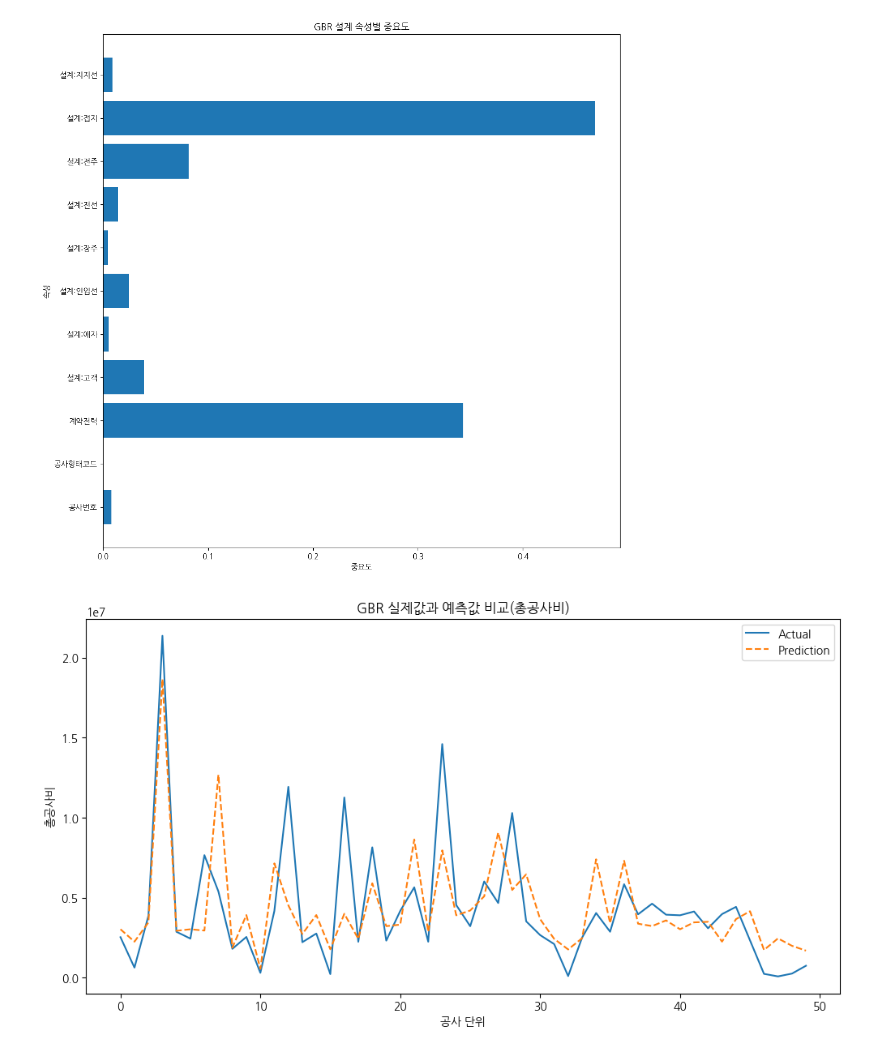
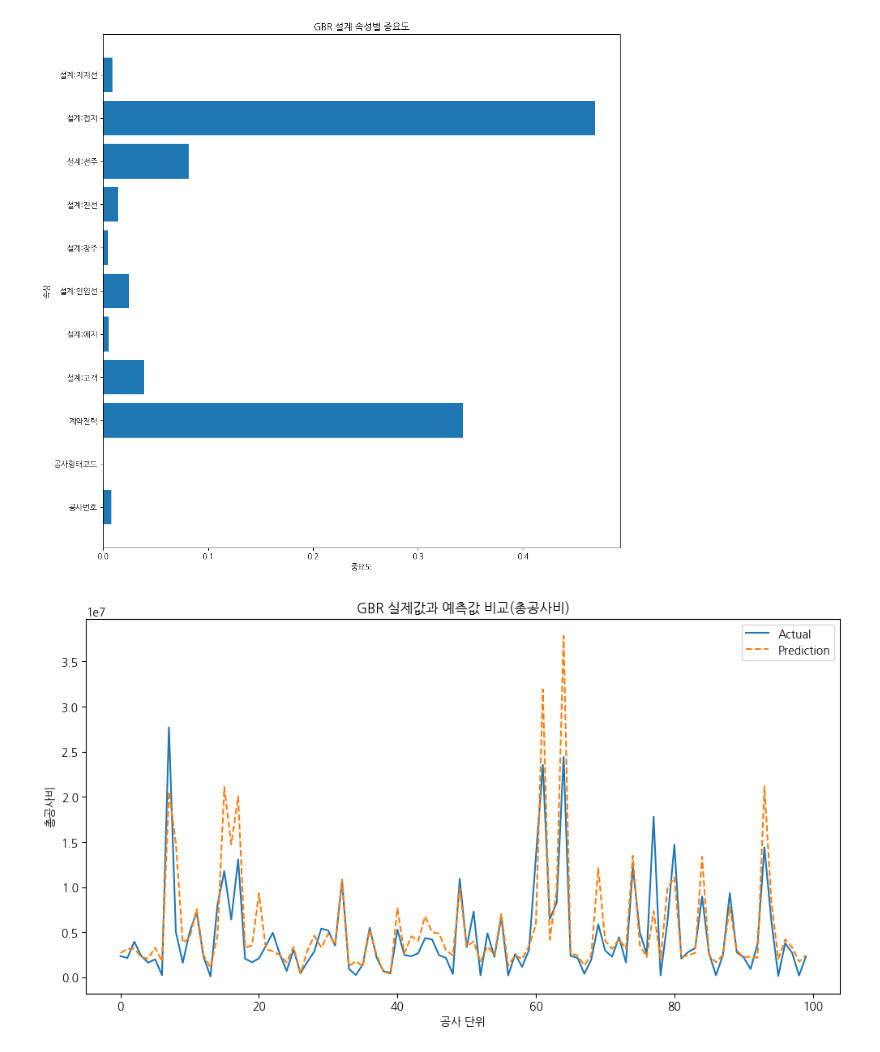
Before and after one commit to freemancho1/ai-projects, a Jupyter notebook: 41-AIDDD-T213P310/50-modeling.ipynb, the cells around one changed output. Drawn from its saved outputs; the diff is of its cells as text; code cells hidden in the pictures.

```diff
--- a/41-AIDDD-T213P310/50-modeling.ipynb
+++ b/41-AIDDD-T213P310/50-modeling.ipynb
@@ -131,6 +131,6 @@ f_importances(model_gbr_ds, feature_cols_name_ds, 'GBR 설계')
 # %% [output]
 [figure]
 # %%
-plot_actual_pred(y_ds15_test[300:350], pred_gbr_ds[300:350], 'GBR 실제값과 예측값 비교(총공사비)')
+plot_actual_pred(y_ds15_test[400:500], pred_gbr_ds[400:500], 'GBR 실제값과 예측값 비교(총공사비)')
 # %% [output]
-[figure, old version]
+[figure, new version]
```
